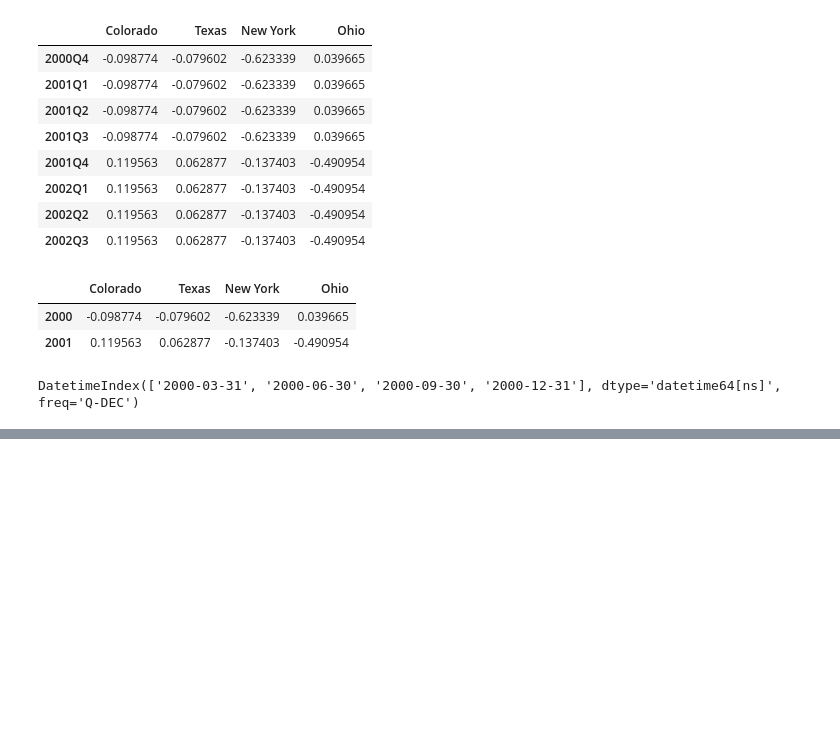
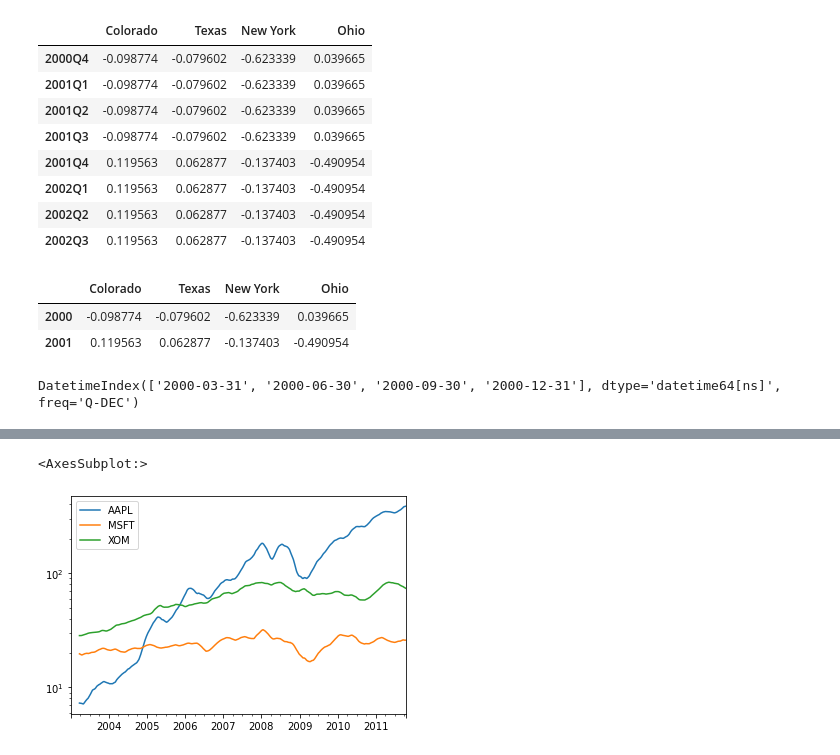
Before and after one commit to wfy0508/LearningPython, a Jupyter notebook: dataAnalysis/chapter11.ipynb, the cells around one changed output, grey strips where cells are left out. Drawn from its saved outputs; the diff is of its cells as text; code cells hidden in the pictures; blank space fills up the shorter version.

```diff
--- a/dataAnalysis/chapter11.ipynb
+++ b/dataAnalysis/chapter11.ipynb
@@ -903,0 +955,6 @@ DatetimeIndex(['2000-03-31', '2000-06-30', '2000-09-30', '2000-12-31'], dtype='d
+# %%
+# 在DataFrame上调用移动窗口会将变换应用到每一列上
+close_px.rolling(60).mean().plot(logy=True)
+# %% [output]
+<AxesSubplot:>
+[figure, added]
```
Also changed, not shown: parts of 16 cells of this notebook.
